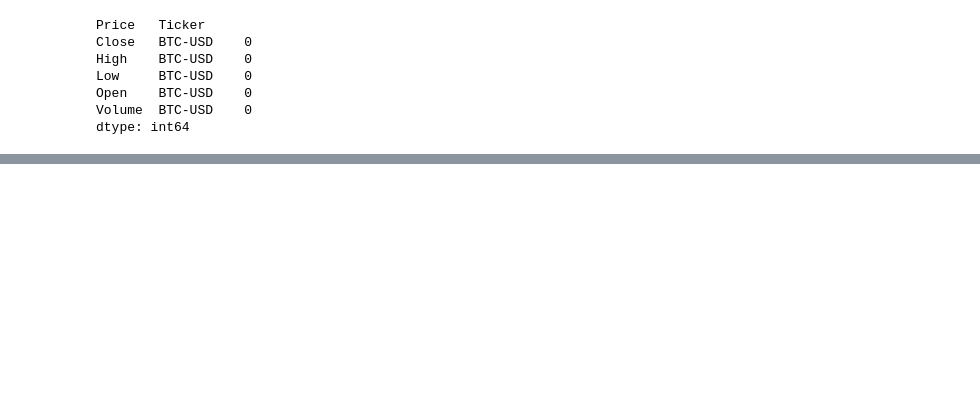
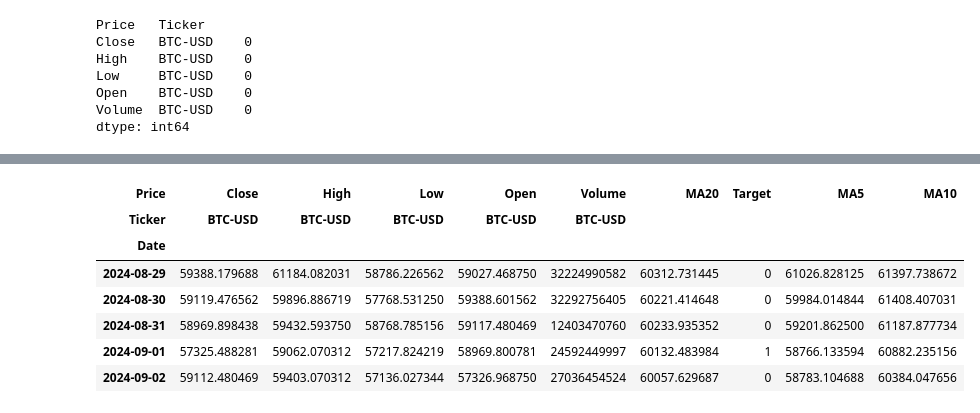
Before and after one commit to abdullahazhar202rr/Machine-Learning, a Jupyter notebook: Projects/BTC_Predictor/BTC_EXPLORATION.ipynb, the cells around one changed output, grey strips where cells are left out. Cells and saved outputs as stored; diff of their text form; code cells hidden in the pictures; blank space fills up the shorter version.

```diff
--- a/Projects/BTC_Predictor/BTC_EXPLORATION.ipynb
+++ b/Projects/BTC_Predictor/BTC_EXPLORATION.ipynb
@@ -79,0 +94,25 @@ plt.show()
+# %%
+# Create the target column: 1 if next day's close > today's close, else 0
+df['Target'] = (df['Close'].shift(-1) > df['Close']).astype(int)
+
+# Drop the last row as it has no target (because of shift)
+df = df[:-1]
+
+# Create some simple features:
+df['MA5'] = df['Close'].rolling(window=5).mean()
+df['MA10'] = df['Close'].rolling(window=10).mean()
+
+# Drop rows with NaN values created by rolling windows
+df = df.dropna()
+
+# Quick look at the new dataframe
+df.head()
+# %% [output]
+| Price | Close | High | Low | Open | Volume | MA20 | Target | MA5 | MA10 |
+| Ticker | BTC-USD | BTC-USD | BTC-USD | BTC-USD | BTC-USD |  |  |  |  |
+| Date |  |  |  |  |  |  |  |  |  |
+| 2024-08-29 | 59388.179688 | 61184.082031 | 58786.226562 | 59027.468750 | 32224990582 | 60312.731445 | 0 | 61026.828125 | 61397.738672 |
+| 2024-08-30 | 59119.476562 | 59896.886719 | 57768.531250 | 59388.601562 | 32292756405 | 60221.414648 | 0 | 59984.014844 | 61408.407031 |
+| 2024-08-31 | 58969.898438 | 59432.593750 | 58768.785156 | 59117.480469 | 12403470760 | 60233.935352 | 0 | 59201.862500 | 61187.877734 |
+| 2024-09-01 | 57325.488281 | 59062.070312 | 57217.824219 | 58969.800781 | 24592449997 | 60132.483984 | 1 | 58766.133594 | 60882.235156 |
+| 2024-09-02 | 59112.480469 | 59403.070312 | 57136.027344 | 57326.968750 | 27036454524 | 60057.629687 | 0 | 58783.104688 | 60384.047656 |
```
Also changed, not shown: parts of 14 cells of this notebook, 1 other file.
